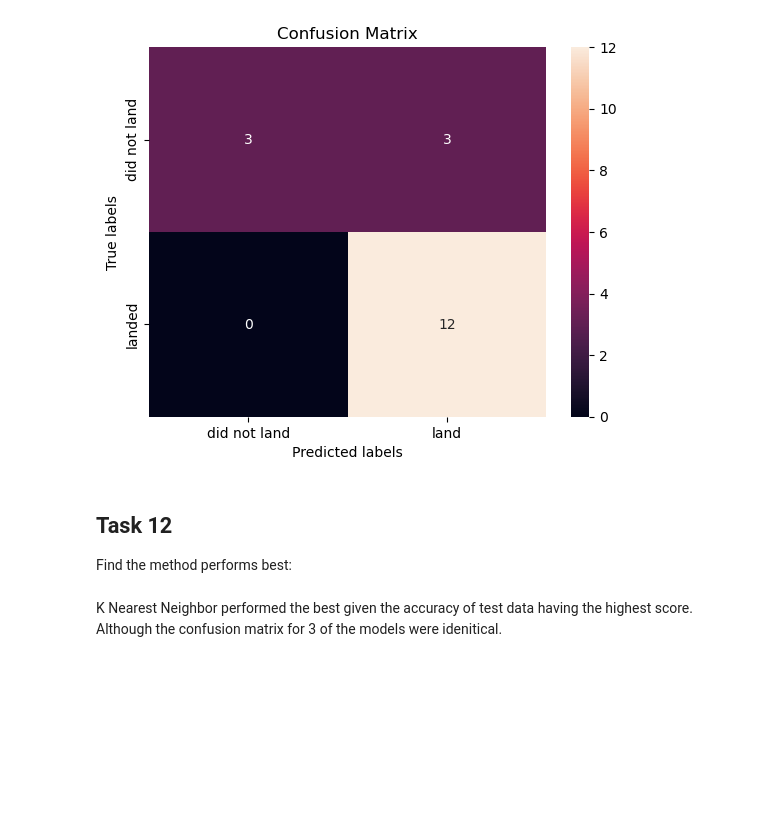
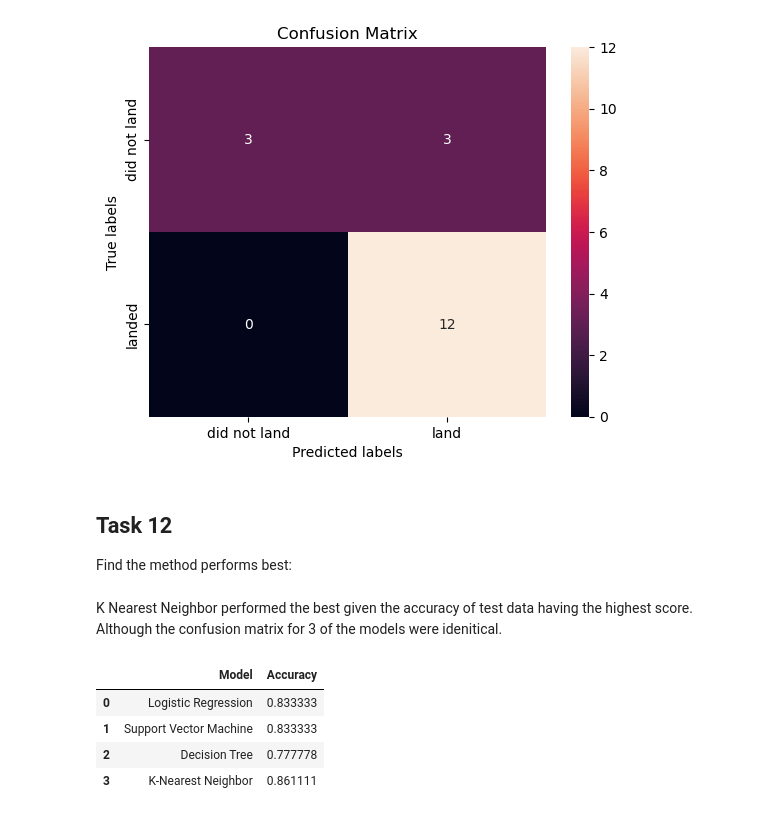
Before and after one commit to te-ex153/ibm-capstone, a Jupyter notebook: ibm_capstone_machine_learning.ipynb, the cells around one changed output. Drawn from its saved outputs; the diff is of its cells as text; code cells hidden in the pictures; blank space fills up the shorter version.

```diff
--- a/ibm_capstone_machine_learning.ipynb
+++ b/ibm_capstone_machine_learning.ipynb
@@ -283,3 +283,18 @@ plot_confusion_matrix(y_test,yhat)
 Find the method performs best:
 # %% [markdown]
 K Nearest Neighbor performed the best given the accuracy of test data having the highest score. Although the confusion matrix for 3 of the models were idenitical.
+# %%
+acc_dict = {
+    'Logistic Regression': test_acc_lr,
+    'Support Vector Machine': test_acc_svm,
+    'Decision Tree': test_acc_tree,
+    'K-Nearest Neighbor': test_acc_knn
+}
+acc_df = pd.DataFrame(list(acc_dict.items()), columns=['Model', 'Accuracy'])
+acc_df
+# %% [output]
+|  | Model | Accuracy |
+| 0 | Logistic Regression | 0.833333 |
+| 1 | Support Vector Machine | 0.833333 |
+| 2 | Decision Tree | 0.777778 |
+| 3 | K-Nearest Neighbor | 0.861111 |
```
Also changed, not shown: parts of 5 cells of this notebook.
